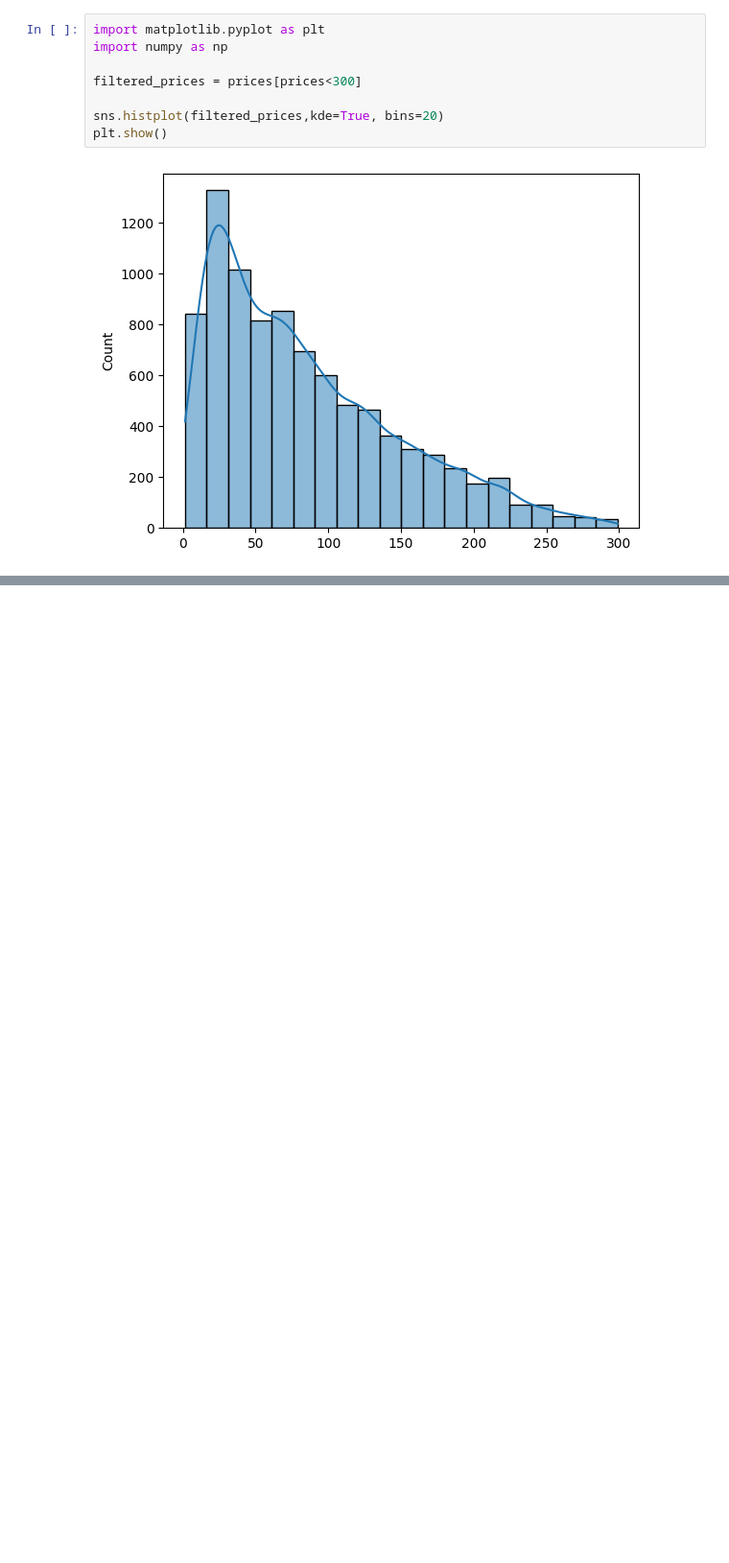
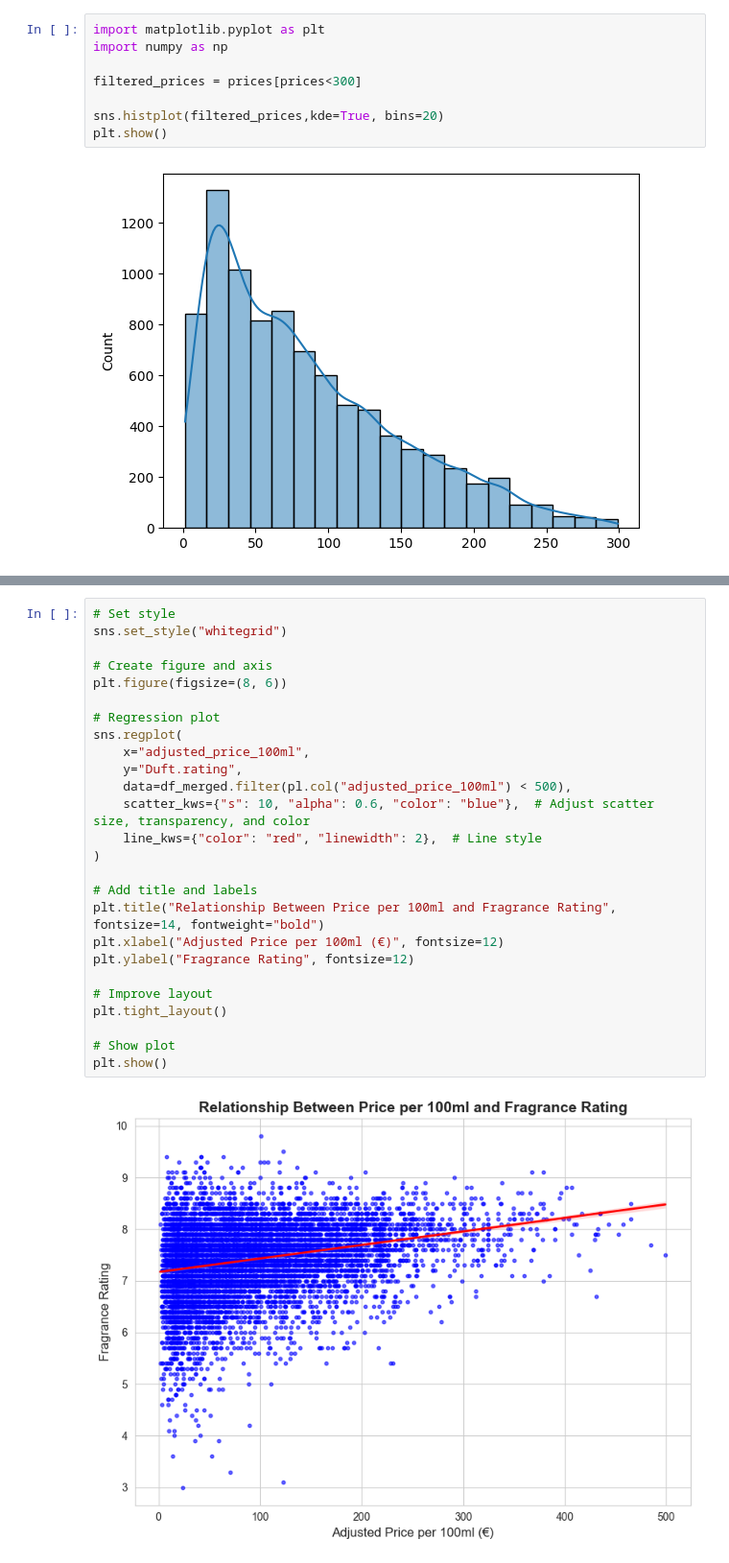
Before and after one commit to hamza1av/Parfumo, a Jupyter notebook: nb_prices.ipynb, the cells around one changed output, grey strips where cells are left out. Shown at 96% size. Cells and saved outputs as stored; diff of their text form; blank space fills up the shorter version.

```diff
--- a/nb_prices.ipynb
+++ b/nb_prices.ipynb
@@ -333,0 +387,28 @@ plt.show()
+# %%
+# Set style
+sns.set_style("whitegrid")
+
+# Create figure and axis
+plt.figure(figsize=(8, 6))
+
+# Regression plot
+sns.regplot(
+    x="adjusted_price_100ml",
+    y="Duft.rating",
+    data=df_merged.filter(pl.col("adjusted_price_100ml") < 500),
+    scatter_kws={"s": 10, "alpha": 0.6, "color": "blue"},  # Adjust scatter size, transparency, and color
+    line_kws={"color": "red", "linewidth": 2},  # Line style
+)
+
+# Add title and labels
+plt.title("Relationship Between Price per 100ml and Fragrance Rating", fontsize=14, fontweight="bold")
+plt.xlabel("Adjusted Price per 100ml (€)", fontsize=12)
+plt.ylabel("Fragrance Rating", fontsize=12)
+
+# Improve layout
+plt.tight_layout()
+
+# Show plot
+plt.show()
+# %% [output]
+[figure, added]
```
Also changed, not shown: parts of 15 cells of this notebook, 6 other files.
